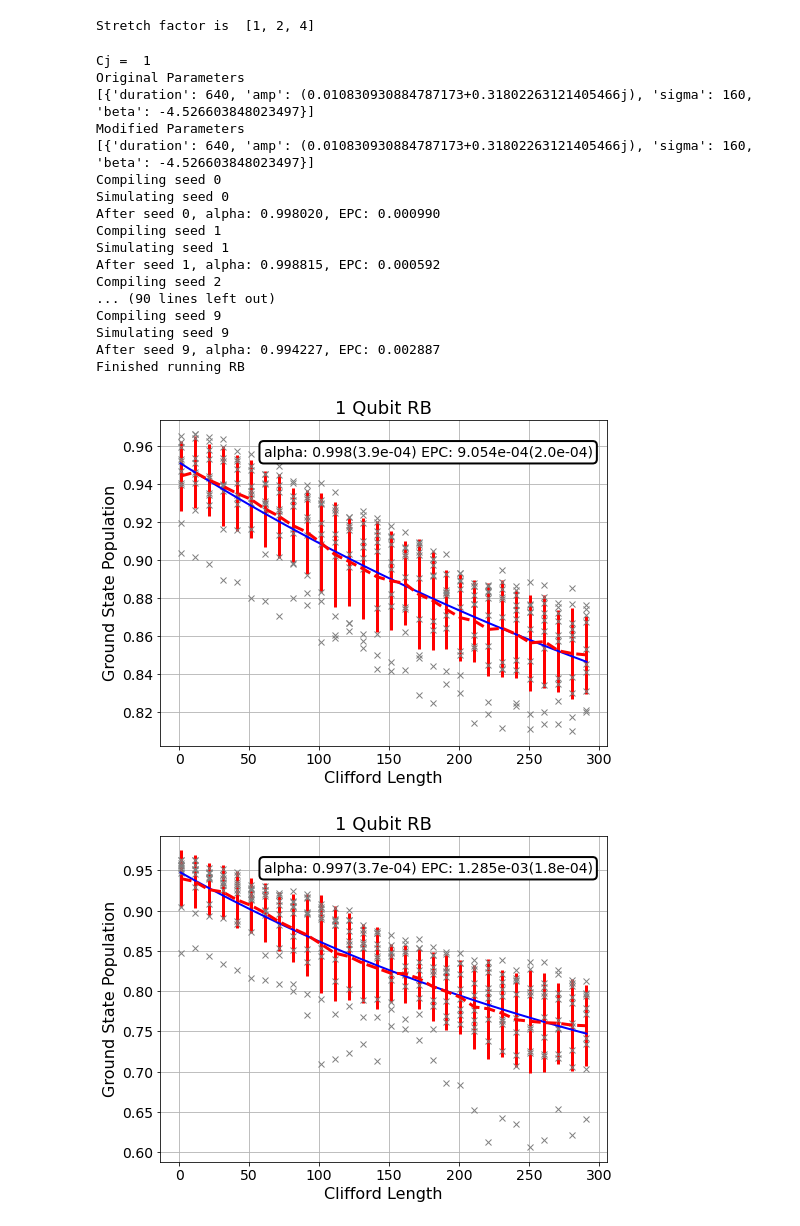
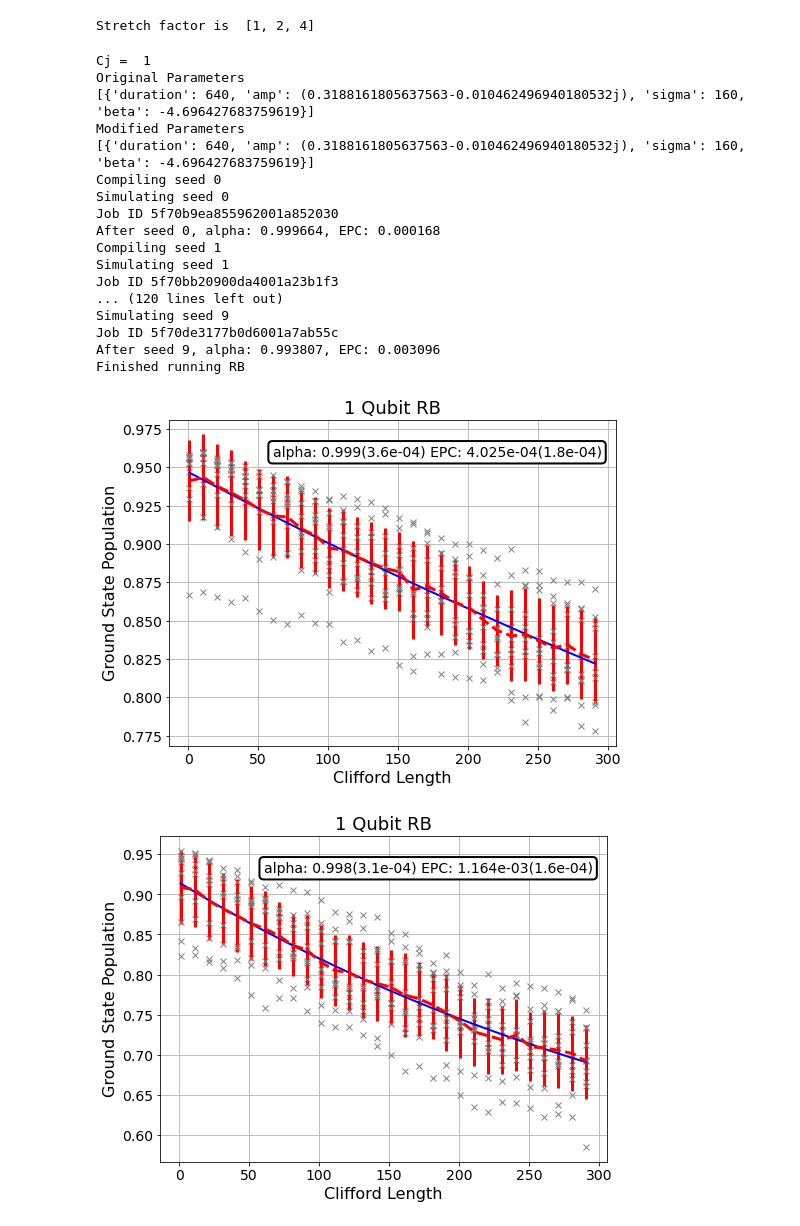
Before and after one commit to itsuka021/18-Generation_of_stretched_single_qubit_gates_for_Richardson_error_extrapolation, a Jupyter notebook: Demo_RB_on_ibmq_armonk.ipynb, the cells around one changed output. Saved outputs shown, nothing was run; the diff lists cells and outputs as text; code cells hidden in the pictures.

```diff
--- a/Demo_RB_on_ibmq_armonk.ipynb
+++ b/Demo_RB_on_ibmq_armonk.ipynb
@@ -60,7 +57,7 @@ print('Stretch factor is ', c_list)
 # %% [output]
 Stretch factor is  [1, 2, 4]
 # %%
-shots = 4096
+shots = 8192
 
 # list store something helpful
 transpiled_circs_list = []
@@ -115,48 +112,52 @@ for ci in cr_list:
         qobj_list.append(rb_qobj)
 
         # implement the assemble on backend
-        real_job = armonk_real.run(rb_qobj)
+        real_job = armonk_real.run(rb_qobj,
+                                   job_tags=['RB_for_noise_error_mitigation'],
+                                   job_name='RB_Cj=%.d_seed_%.d'%(ci, rb_seed),
+                                   job_share_level='global')
+        print('Job ID', real_job.job_id())
 
         # get the result of job
         rb_result = real_job.result()
 
         # Add mitigated data to the RB fitter
         rb_fit.add_data(rb_result)
 
         print('After seed %d, alpha: %f, EPC: %f'%(rb_seed,rb_fit.fit[0]['params'][1], rb_fit.fit[0]['epc']))
         ydata_temp.append(rb_fit.ydata[0]['mean'])
 
     # plot data for each stretch factor c
     plt.figure(figsize=(8, 6), facecolor='w')
     ax = plt.subplot(1, 1, 1)
     # Plot the essence by calling plot_rb_data
     rb_fit.plot_rb_data(0, ax=ax, add_label=True, show_plt=False)
     # Add title and label
-    ax.set_title('%d Qubit RB'%(nQ), fontsize=18)
+    ax.set_title('%d Qubit RB'%nQ, fontsize=18)
     plt.show()
 
     # add data to the list
     ydata.append(ydata_temp)
     Fitter_list.append(rb_fit)
 
 print('Finished running RB')
 # %% [output]
 Cj =  1
 Original Parameters
-[{'duration': 640, 'amp': (0.010830930884787173+0.31802263121405466j), 'sigma': 160, 'beta': -4.526603848023497}]
+[{'duration': 640, 'amp': (0.3188161805637563-0.010462496940180532j), 'sigma': 160, 'beta': -4.696427683759619}]
 Modified Parameters
-[{'duration': 640, 'amp': (0.010830930884787173+0.31802263121405466j), 'sigma': 160, 'beta': -4.526603848023497}]
+[{'duration': 640, 'amp': (0.3188161805637563-0.010462496940180532j), 'sigma': 160, 'beta': -4.696427683759619}]
 Compiling seed 0
 Simulating seed 0
-After seed 0, alpha: 0.998020, EPC: 0.000990
+Job ID 5f70b9ea855962001a852030
+After seed 0, alpha: 0.999664, EPC: 0.000168
 Compiling seed 1
 Simulating seed 1
-After seed 1, alpha: 0.998815, EPC: 0.000592
-Compiling seed 2
-... (90 lines left out)
-Compiling seed 9
+Job ID 5f70bb20900da4001a23b1f3
+... (120 lines left out)
 Simulating seed 9
-After seed 9, alpha: 0.994227, EPC: 0.002887
+Job ID 5f70de3177b0d6001a7ab55c
+After seed 9, alpha: 0.993807, EPC: 0.003096
 Finished running RB
-[figure, old version]
+[figure, new version]
-[figure, old version]
+[figure, new version]
```
Also changed, not shown: parts of 4 cells of this notebook.
